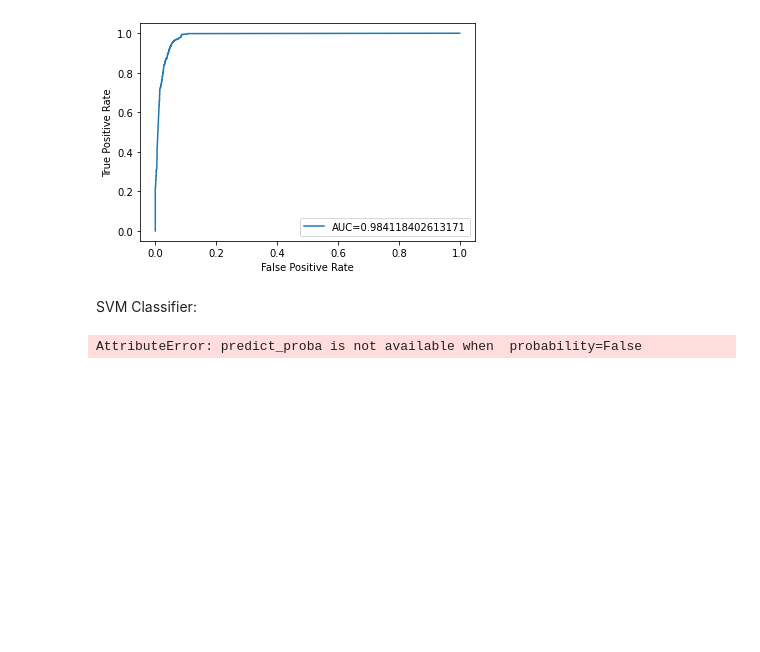
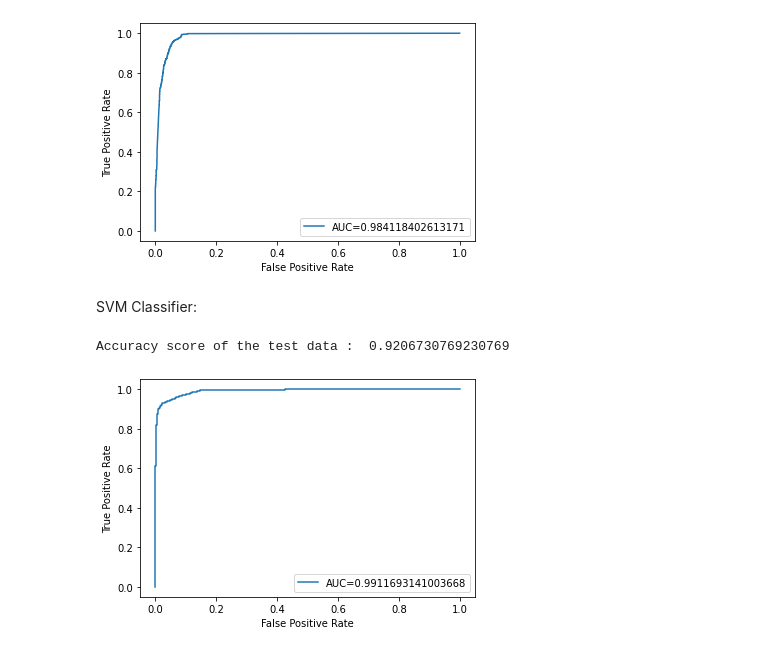
Before and after one commit to AditiAgarwal17/fake_news_detection, a Jupyter notebook: fake_news.ipynb, the cells around one changed output. Drawn from its saved outputs; the diff is of its cells as text; code cells hidden in the pictures; blank space fills up the shorter version.

```diff
--- a/fake_news.ipynb
+++ b/fake_news.ipynb
@@ -290,10 +297,13 @@ Accuracy score of the test data :  0.9478365384615385
 SVM Classifier:
 # %%
 from sklearn import svm
-svm=SVC(kernel="linear",C=0.025,random_state=101)
+svm=svm.SVC(kernel="linear",C=0.025,random_state=101, probability=True)
 svm.fit(X_train,Y_train)
 y_pred=svm.predict(X_test)
-
-roc(svm)
-# %% [output]
-AttributeError: predict_proba is not available when  probability=False
+# %%
+test_data_accuracy = accuracy_score(y_pred, Y_test)
+print('Accuracy score of the test data : ', test_data_accuracy)
+roc(svm)
+# %% [output]
+Accuracy score of the test data :  0.9206730769230769
+[figure, added]
```
Also changed, not shown: parts of 3 cells of this notebook.
